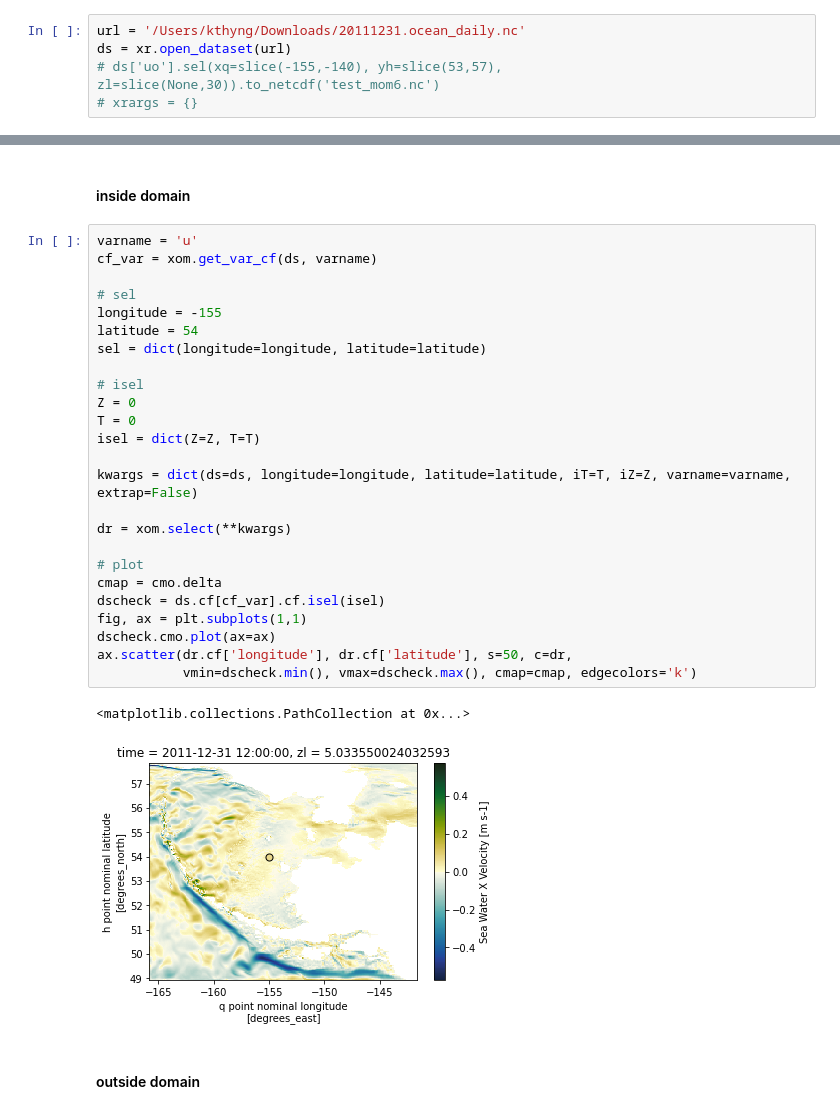
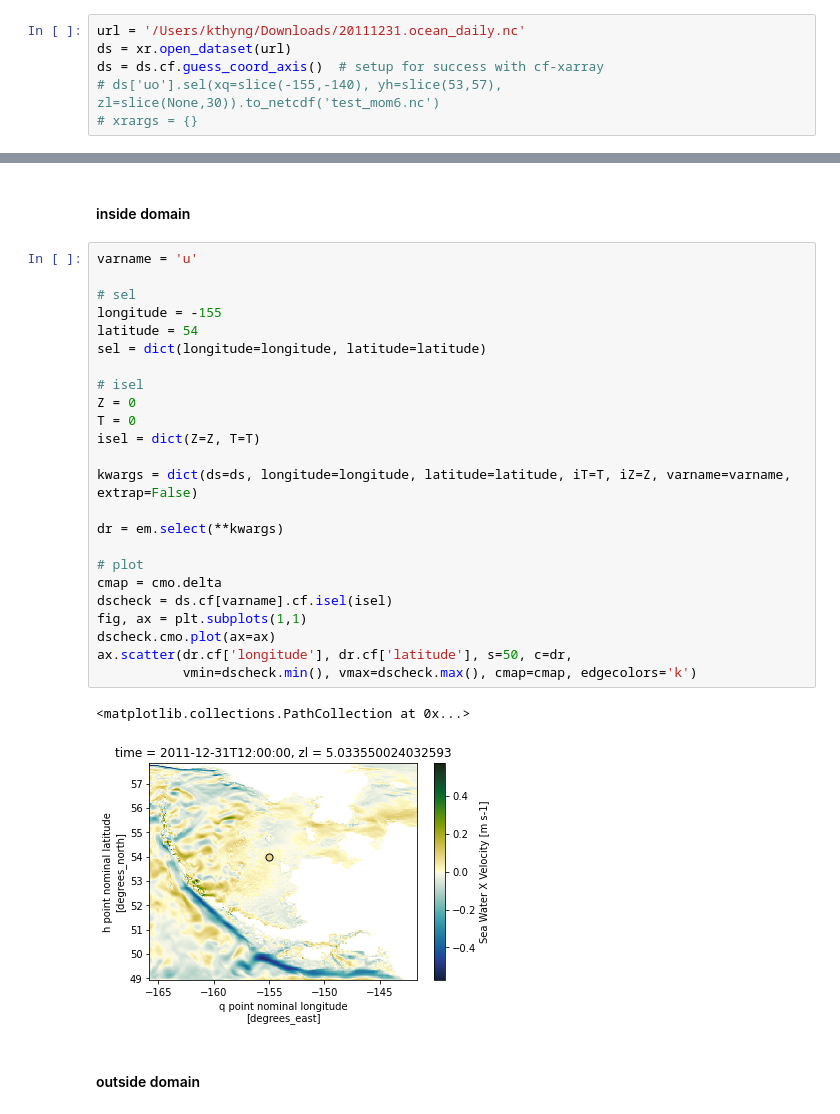
Before and after one commit to axiom-data-science/extract_model, a Jupyter notebook: docs/models.ipynb, the cells around one changed output, grey strips where cells are left out. Drawn from its saved outputs; the diff is of its cells as text.

Commit message:
Updated for variable_naming in cf-xarray
Removed code that was used for identifying variables and updated to using the capability newly in cf-xarray instead.

```diff
--- a/docs/models.ipynb
+++ b/docs/models.ipynb
@@ -13,6 +14,7 @@ import xoceanmodel as xom
 # %%
 url = '/Users/kthyng/Downloads/20111231.ocean_daily.nc'
 ds = xr.open_dataset(url)
+ds = ds.cf.guess_coord_axis()  # setup for success with cf-xarray
 # ds['uo'].sel(xq=slice(-155,-140), yh=slice(53,57), zl=slice(None,30)).to_netcdf('test_mom6.nc')
 # xrargs = {}
 # %%
@@ -73,32 +73,31 @@ assert np.allclose(dr, dr_check)
 #### inside domain
 # %%
 varname = 'u'
-cf_var = xom.get_var_cf(ds, varname)
 
 # sel
 longitude = -155
 latitude = 54
 sel = dict(longitude=longitude, latitude=latitude)
 
 # isel
 Z = 0
 T = 0
 isel = dict(Z=Z, T=T)
 
 kwargs = dict(ds=ds, longitude=longitude, latitude=latitude, iT=T, iZ=Z, varname=varname, extrap=False)
 
-dr = xom.select(**kwargs)
+dr = em.select(**kwargs)
 
 # plot
 cmap = cmo.delta
-dscheck = ds.cf[cf_var].cf.isel(isel)
+dscheck = ds.cf[varname].cf.isel(isel)
 fig, ax = plt.subplots(1,1)
 dscheck.cmo.plot(ax=ax)
 ax.scatter(dr.cf['longitude'], dr.cf['latitude'], s=50, c=dr,
            vmin=dscheck.min(), vmax=dscheck.max(), cmap=cmap, edgecolors='k')
 # %% [output]
 <matplotlib.collections.PathCollection at 0x...>
-[figure, old version]
+[figure, new version]
 # %% [markdown]
 #### outside domain
 # %% [markdown]
```
Also changed, not shown: parts of 23 cells of this notebook, 5 other files.
